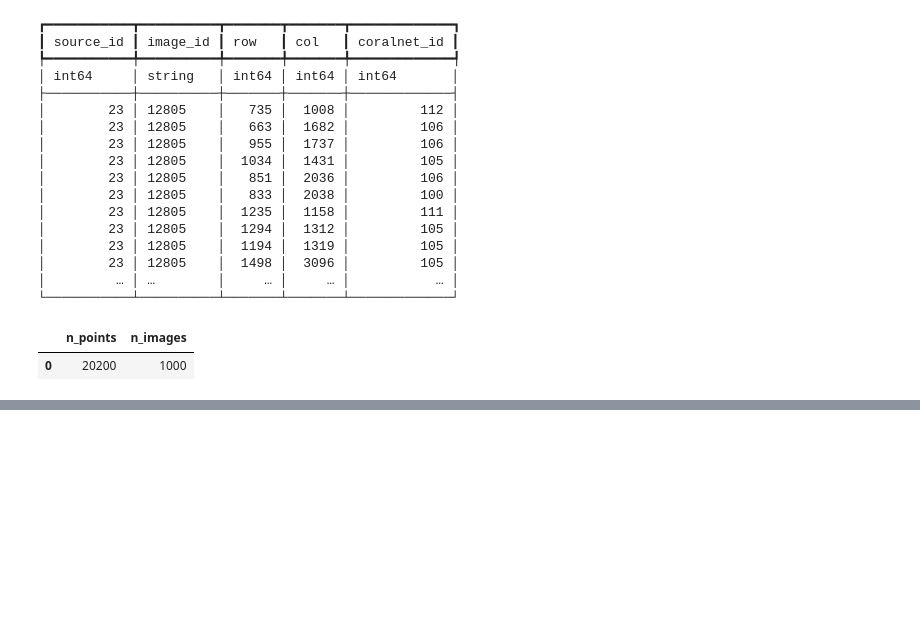
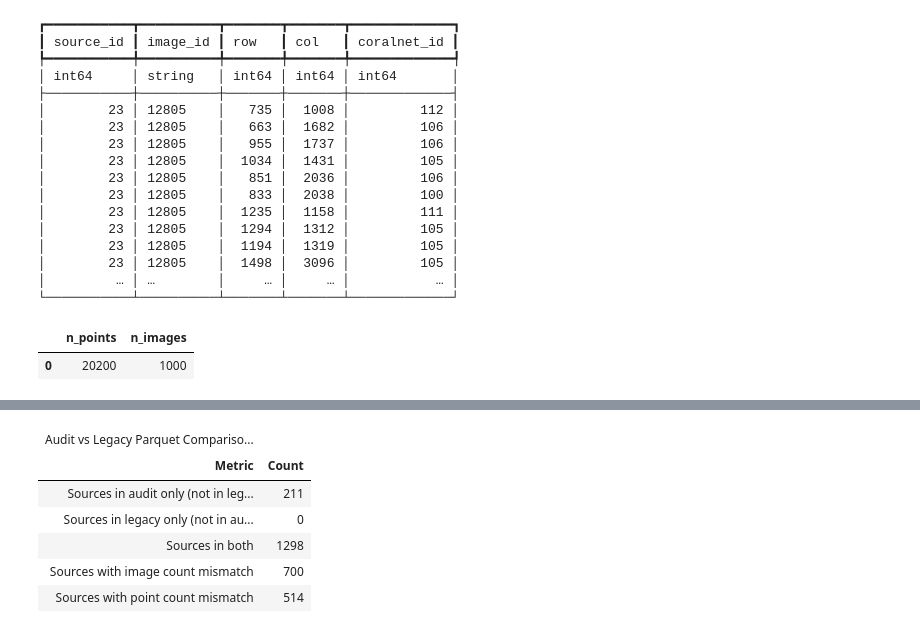
Before and after one commit to data-mermaid/mermaid-segmentation, a Jupyter notebook: nbs/CoralNet_Source_Check.ipynb, the cells around one changed output, grey strips where cells are left out. Drawn from its saved outputs; the diff is of its cells as text; code cells hidden in the pictures; blank space fills up the shorter version.

```diff
--- a/nbs/CoralNet_Source_Check.ipynb
+++ b/nbs/CoralNet_Source_Check.ipynb
@@ -194,0 +277,33 @@ sources_p.filter(sources_p.source_id.isin(LIST_OF_SOURCES)).execute()
+# %%
+comparison = comparison.mutate(
+    image_diff=_.audit_n_images - _.legacy_n_images,
+    point_diff=_.audit_n_points - _.legacy_n_points,
+    in_audit_only=_.legacy_n_images.isnull(),
+    in_legacy_only=_.audit_n_images.isnull(),
+)
+# %%
+comp_summary = {
+    "Metric": [
+        "Sources in audit only (not in legacy)",
+        "Sources in legacy only (not in audit)",
+        "Sources in both",
+        "Sources with image count mismatch",
+        "Sources with point count mismatch",
+    ],
+    "Count": [
+        comparison.filter(_.in_audit_only).count().execute(),
+        comparison.filter(_.in_legacy_only).count().execute(),
+        comparison.filter(~_.in_audit_only & ~_.in_legacy_only).count().execute(),
+        comparison.filter(~_.in_audit_only & ~_.in_legacy_only & (_.image_diff != 0)).count().execute(),
+        comparison.filter(~_.in_audit_only & ~_.in_legacy_only & (_.point_diff != 0)).count().execute(),
+    ],
+}
+GT(pd.DataFrame(comp_summary)).tab_header(title="Audit vs Legacy Parquet Comparison Summary")
+# %% [output]
+| Audit vs Legacy Parquet Compariso... |  |
+| Metric | Count |
+| Sources in audit only (not in leg... | 211 |
+| Sources in legacy only (not in au... | 0 |
+| Sources in both | 1298 |
+| Sources with image count mismatch | 700 |
+| Sources with point count mismatch | 514 |
```
Also changed, not shown: parts of 14 cells of this notebook.
